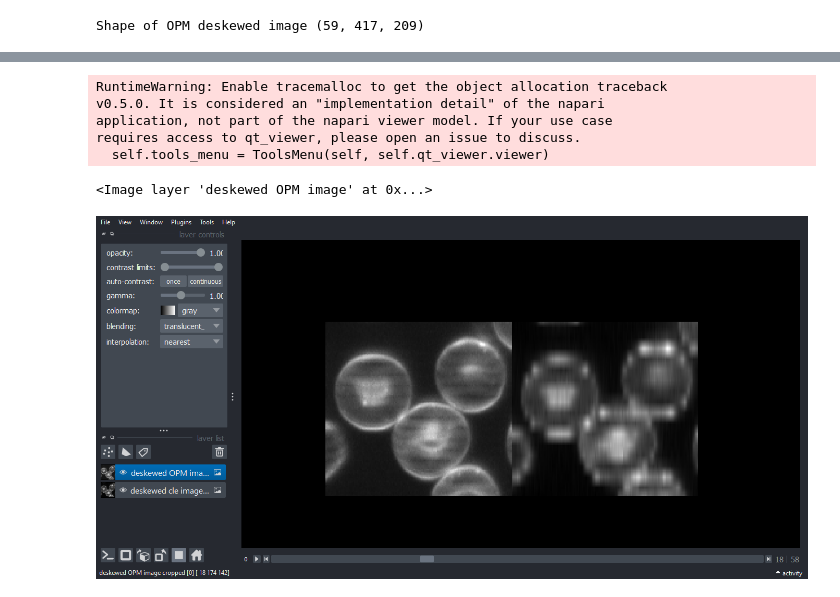
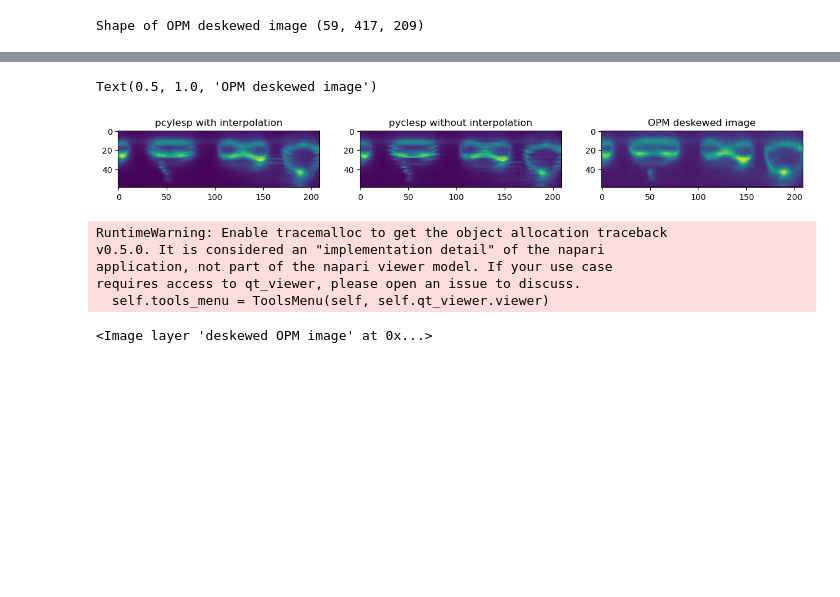
Before and after one commit to BioimageAnalysisCoreWEHI/napari_lattice, a Jupyter notebook: notebooks/deskew_artefact_opm_comparison.ipynb, the cells around one changed output, grey strips where cells are left out. Drawn from its saved outputs; the diff is of its cells as text; code cells hidden in the pictures; blank space fills up the shorter version.

```diff
--- a/notebooks/deskew_artefact_opm_comparison.ipynb
+++ b/notebooks/deskew_artefact_opm_comparison.ipynb
@@ -51,6 +51,14 @@ deskewed_cle_anisotropic = cle.deskew_y(image_anisotropic,
                         voxel_size_z=voxel_size_z_anisotropic,
                         linear_interpolation=True)
 
+#Perform deskewing on highly anisotropic image, without interpolation
+deskewed_cle_anisotropic_no_interpolation = cle.deskew_y(image_anisotropic,
+                        angle_in_degrees=deskewing_angle_in_degrees,
+                        voxel_size_x=voxel_size_x_in_microns,
+                        voxel_size_y=voxel_size_y_in_microns,
+                        voxel_size_z=voxel_size_z_anisotropic,
+                        linear_interpolation=False)
+
 print("Shape of pyclesperanto deskewed image highly anisotropic",deskewed_cle_anisotropic.shape)
 # %% [output]
 Shape of pyclesperanto deskewed image (59, 413, 209)
@@ -165,3 +383,16 @@ Shape of OPM deskewed image (59, 417, 209)
+# %%
+import matplotlib.pyplot as plt
+fig, ax = plt.subplots(1,3, figsize=(15,8))
+
+ax[0].imshow(deskewed_cle_anisotropic[:,200])
+ax[0].set_title("pcylesp with interpolation")
+ax[1].imshow(deskewed_cle_anisotropic_no_interpolation[:,200])
+ax[1].set_title("pyclesp without interpolation")
+ax[2].imshow(deskewed_opm[:,200])
+ax[2].set_title("OPM deskewed image")
+# %% [output]
+Text(0.5, 1.0, 'OPM deskewed image')
+[figure, added]
 # %%
 viewer = napari.Viewer()
 viewer.add_image(image_anisotropic, name='anisotropic image')
@@ -174,8 +405,3 @@ application, not part of the napari viewer model. If your use case
 requires access to qt_viewer, please open an issue to discuss.
   self.tools_menu = ToolsMenu(self, self.qt_viewer.viewer)
 <Image layer 'deskewed OPM image' at 0x...>
-# %%
-from napari.utils import nbscreenshot
-nbscreenshot(viewer)
-# %% [output]
-[figure, removed]
```
Also changed, not shown: parts of 13 cells of this notebook, 3 other files.
